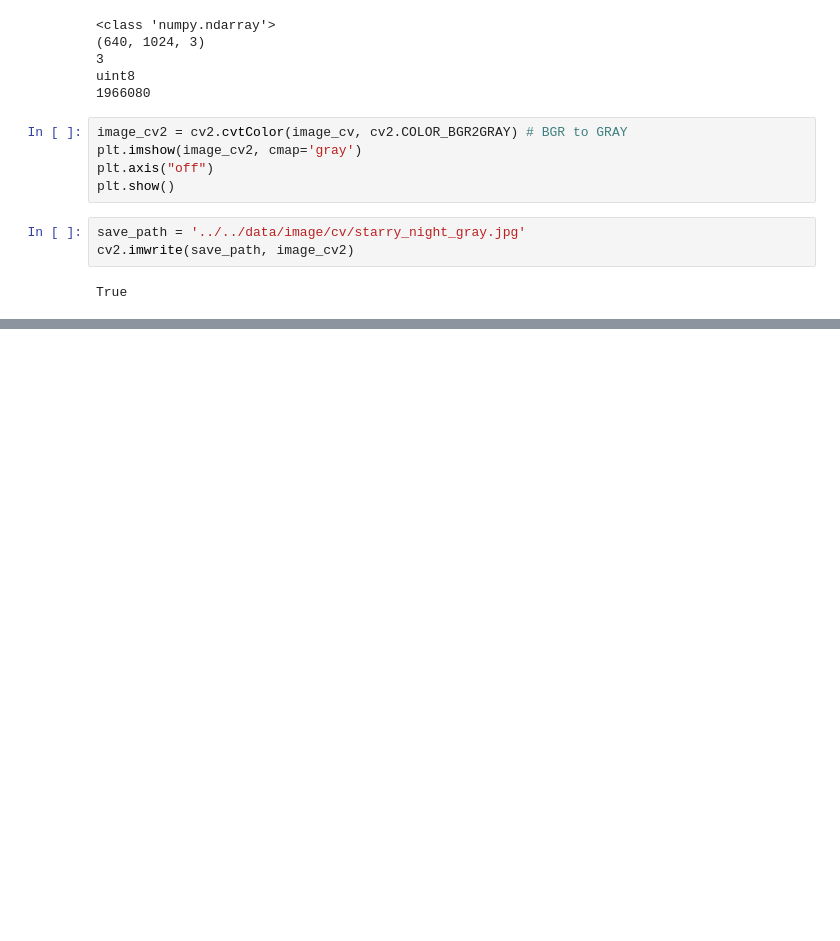
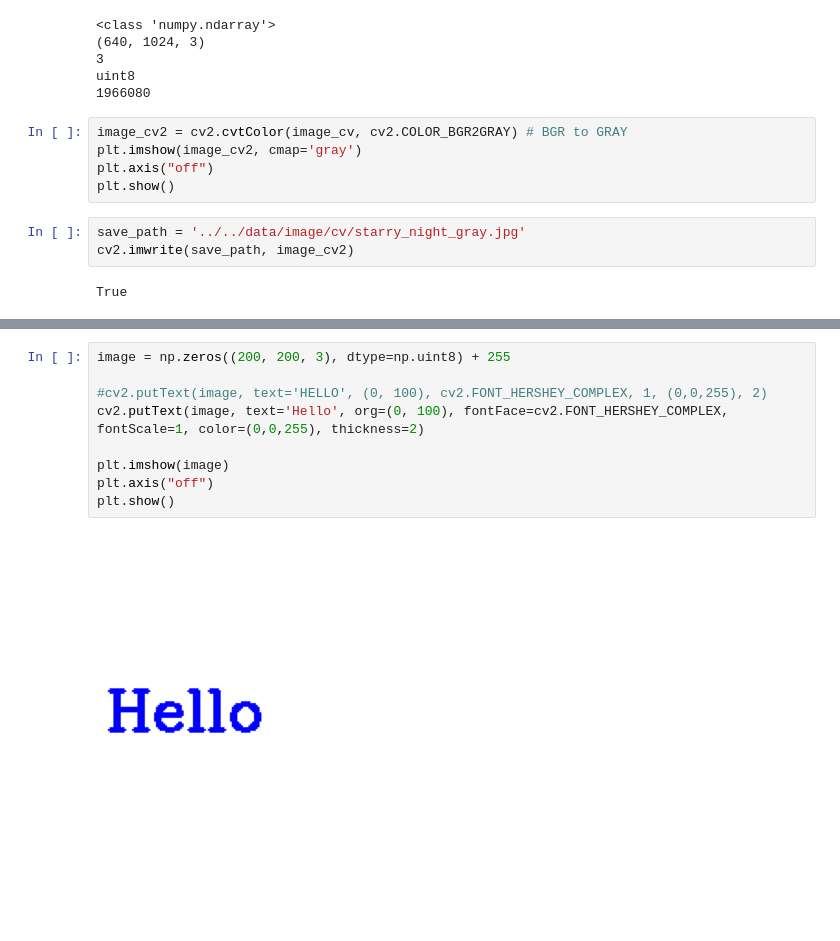
Before and after one commit to walker0625/deep-learning-models, a Jupyter notebook: models/cv/opencv.ipynb, the cells around one changed output, grey strips where cells are left out. Saved outputs shown, nothing was run; the diff lists cells and outputs as text; blank space fills up the shorter version.

```diff
--- a/models/cv/opencv.ipynb
+++ b/models/cv/opencv.ipynb
@@ -59,0 +89,11 @@ True
+# %%
+image = np.zeros((200, 200, 3), dtype=np.uint8) + 255
+
+#cv2.putText(image, text='HELLO', (0, 100), cv2.FONT_HERSHEY_COMPLEX, 1, (0,0,255), 2)
+cv2.putText(image, text='Hello', org=(0, 100), fontFace=cv2.FONT_HERSHEY_COMPLEX, fontScale=1, color=(0,0,255), thickness=2)
+
+plt.imshow(image)
+plt.axis("off")
+plt.show()
+# %% [output]
+[figure, added]
```
Also changed, not shown: parts of 18 cells of this notebook, 10 other files.
